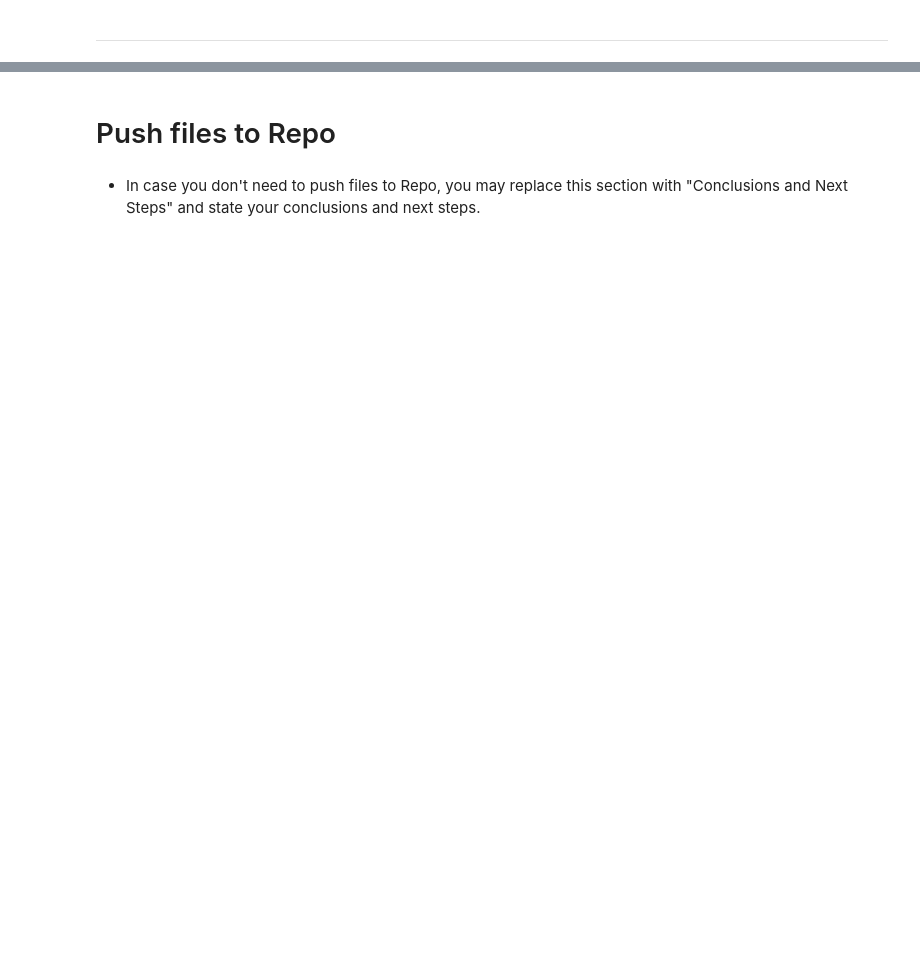
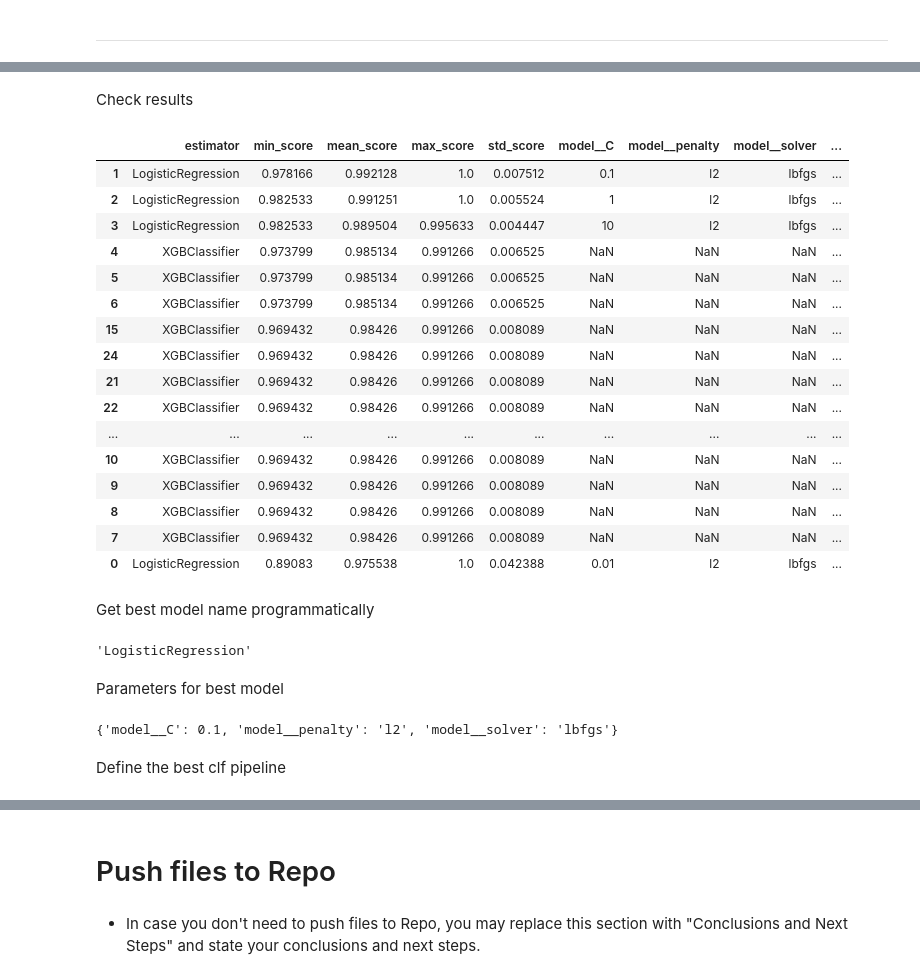
Before and after one commit to Cosmin1907/bitcoin-forecast, a Jupyter notebook: jupyter_notebooks/06 - Modeling and Evaluation - Predict Buy-Sell.ipynb, the cells around one changed output, grey strips where cells are left out. Drawn from its saved outputs; the diff is of its cells as text; code cells hidden in the pictures; blank space fills up the shorter version.

```diff
--- a/jupyter_notebooks/06 - Modeling and Evaluation - Predict Buy-Sell.ipynb
+++ b/jupyter_notebooks/06 - Modeling and Evaluation - Predict Buy-Sell.ipynb
@@ -62,0 +271,6 @@ NOTE
+# %%
+from sklearn.metrics import make_scorer, recall_score
+search = HyperparameterOptimizationSearch(models=models_quick_search, params=params_quick_search)
+search.fit(X_train, y_train,
+           scoring =  make_scorer(recall_score, pos_label=1),
+           n_jobs=-1, cv=5)
@@ -62,0 +311,23 @@ NOTE
+# %%
+from sklearn.linear_model import LogisticRegression
+from xgboost import XGBClassifier
+
+# Define the models to search
+models_search = {
+    "LogisticRegression": LogisticRegression(random_state=0),
+    "XGBClassifier": XGBClassifier(random_state=0),
+}
+
+# Define hyperparameters for each model
+params_search = {
+    "LogisticRegression": {
+        'model__C': [0.01, 0.1, 1, 10],  # Regularization parameter
+        'model__penalty': ['l2'],  # Common penalty for logistic regression
+        'model__solver': ['lbfgs']  # Standard solver, suitable for small to medium datasets
+    },
+    "XGBClassifier": {
+        'model__learning_rate': [0.1, 0.01, 0.001],
+        'model__max_depth': [3, 10, None],
+        'model__n_estimators': [50, 100, 200]  # Number of trees
+    }
+}
@@ -62,0 +336,6 @@ NOTE
+# %%
+from sklearn.metrics import recall_score, make_scorer
+search = HyperparameterOptimizationSearch(models=models_search, params=params_search)
+search.fit(X_train, y_train,
+           scoring =  make_scorer(recall_score, pos_label=1),
+           n_jobs=-1, cv=5)
@@ -62,0 +350,39 @@ NOTE
+# %% [markdown]
+Check results
+# %%
+grid_search_summary, grid_search_pipelines = search.score_summary(sort_by='mean_score')
+grid_search_summary
+# %% [output]
+|  | estimator | min_score | mean_score | max_score | std_score | model__C | model__penalty | model__solver | ... |
+| 1 | LogisticRegression | 0.978166 | 0.992128 | 1.0 | 0.007512 | 0.1 | l2 | lbfgs | ... |
+| 2 | LogisticRegression | 0.982533 | 0.991251 | 1.0 | 0.005524 | 1 | l2 | lbfgs | ... |
+| 3 | LogisticRegression | 0.982533 | 0.989504 | 0.995633 | 0.004447 | 10 | l2 | lbfgs | ... |
+| 4 | XGBClassifier | 0.973799 | 0.985134 | 0.991266 | 0.006525 | NaN | NaN | NaN | ... |
+| 5 | XGBClassifier | 0.973799 | 0.985134 | 0.991266 | 0.006525 | NaN | NaN | NaN | ... |
+| 6 | XGBClassifier | 0.973799 | 0.985134 | 0.991266 | 0.006525 | NaN | NaN | NaN | ... |
+| 15 | XGBClassifier | 0.969432 | 0.98426 | 0.991266 | 0.008089 | NaN | NaN | NaN | ... |
+| 24 | XGBClassifier | 0.969432 | 0.98426 | 0.991266 | 0.008089 | NaN | NaN | NaN | ... |
+| 21 | XGBClassifier | 0.969432 | 0.98426 | 0.991266 | 0.008089 | NaN | NaN | NaN | ... |
+| 22 | XGBClassifier | 0.969432 | 0.98426 | 0.991266 | 0.008089 | NaN | NaN | NaN | ... |
+| ... | ... | ... | ... | ... | ... | ... | ... | ... | ... |
+| 10 | XGBClassifier | 0.969432 | 0.98426 | 0.991266 | 0.008089 | NaN | NaN | NaN | ... |
+| 9 | XGBClassifier | 0.969432 | 0.98426 | 0.991266 | 0.008089 | NaN | NaN | NaN | ... |
+| 8 | XGBClassifier | 0.969432 | 0.98426 | 0.991266 | 0.008089 | NaN | NaN | NaN | ... |
+| 7 | XGBClassifier | 0.969432 | 0.98426 | 0.991266 | 0.008089 | NaN | NaN | NaN | ... |
+| 0 | LogisticRegression | 0.89083 | 0.975538 | 1.0 | 0.042388 | 0.01 | l2 | lbfgs | ... |
+# %% [markdown]
+Get best model name programmatically
+# %%
+best_model = grid_search_summary.iloc[0,0]
+best_model
+# %% [output]
+'LogisticRegression'
+# %% [markdown]
+Parameters for best model
+# %%
+best_parameters = grid_search_pipelines[best_model].best_params_
+best_parameters
+# %% [output]
+{'model__C': 0.1, 'model__penalty': 'l2', 'model__solver': 'lbfgs'}
+# %% [markdown]
+Define the best clf pipeline
```
Also changed, not shown: parts of 47 cells of this notebook, 1 other file.
